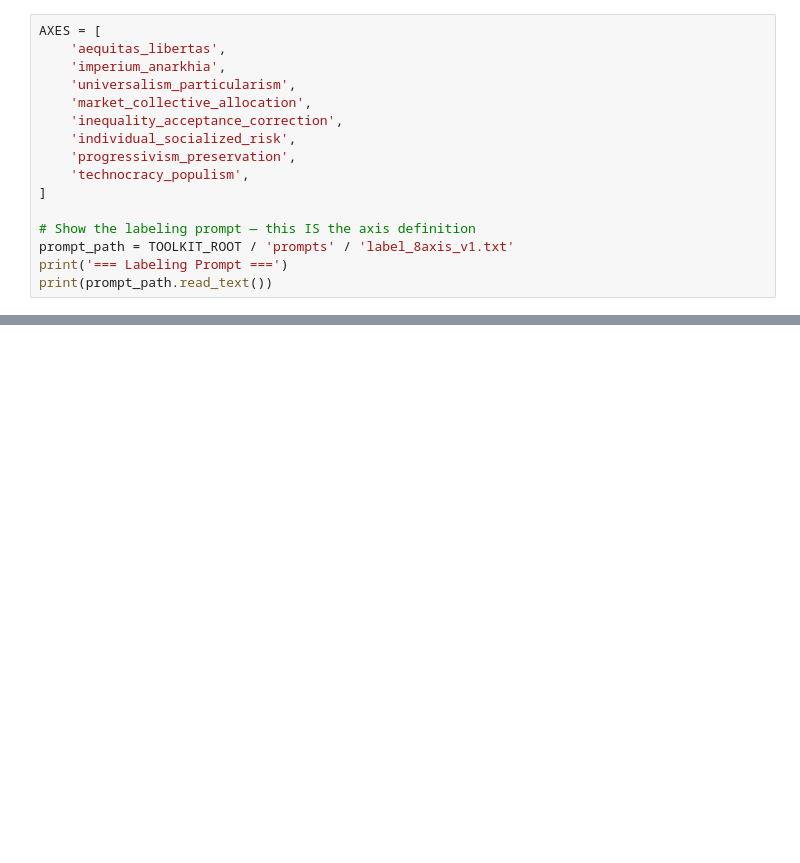
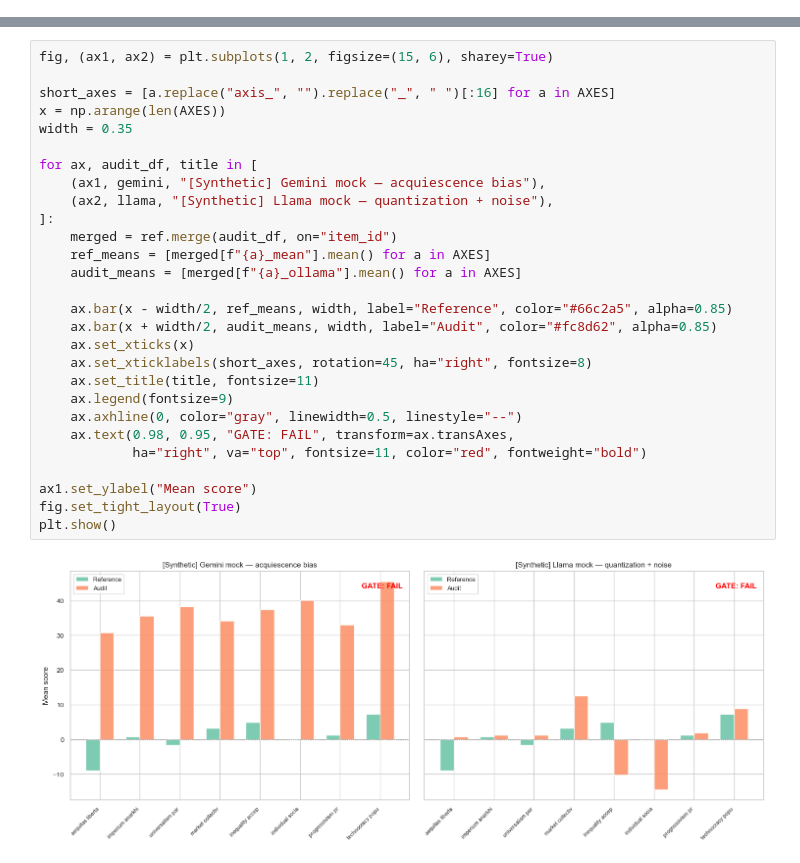
Before and after one commit to politikea/ideology-mapping, a Jupyter notebook: notebooks/01_end_to_end_demo.ipynb, the cells around one changed output, grey strips where cells are left out. Drawn from its saved outputs; the diff is of its cells as text; blank space fills up the shorter version.

```diff
--- a/notebooks/01_end_to_end_demo.ipynb
+++ b/notebooks/01_end_to_end_demo.ipynb
@@ -76,16 +0,0 @@ To use real scores: replace the annotations below with your API output converted
-# %%
-AXES = [
-    'aequitas_libertas',
-    'imperium_anarkhia',
-    'universalism_particularism',
-    'market_collective_allocation',
-    'inequality_acceptance_correction',
-    'individual_socialized_risk',
-    'progressivism_preservation',
-    'technocracy_populism',
-]
-
-# Show the labeling prompt — this IS the axis definition
-prompt_path = TOOLKIT_ROOT / 'prompts' / 'label_8axis_v1.txt'
-print('=== Labeling Prompt ===')
-print(prompt_path.read_text())
@@ -428,0 +188,30 @@ You have now run the complete pipeline:
+# %%
+fig, (ax1, ax2) = plt.subplots(1, 2, figsize=(15, 6), sharey=True)
+
+short_axes = [a.replace("axis_", "").replace("_", " ")[:16] for a in AXES]
+x = np.arange(len(AXES))
+width = 0.35
+
+for ax, audit_df, title in [
+    (ax1, gemini, "[Synthetic] Gemini mock — acquiescence bias"),
+    (ax2, llama, "[Synthetic] Llama mock — quantization + noise"),
+]:
+    merged = ref.merge(audit_df, on="item_id")
+    ref_means = [merged[f"{a}_mean"].mean() for a in AXES]
+    audit_means = [merged[f"{a}_ollama"].mean() for a in AXES]
+
+    ax.bar(x - width/2, ref_means, width, label="Reference", color="#66c2a5", alpha=0.85)
+    ax.bar(x + width/2, audit_means, width, label="Audit", color="#fc8d62", alpha=0.85)
+    ax.set_xticks(x)
+    ax.set_xticklabels(short_axes, rotation=45, ha="right", fontsize=8)
+    ax.set_title(title, fontsize=11)
+    ax.legend(fontsize=9)
+    ax.axhline(0, color="gray", linewidth=0.5, linestyle="--")
+    ax.text(0.98, 0.95, "GATE: FAIL", transform=ax.transAxes,
+            ha="right", va="top", fontsize=11, color="red", fontweight="bold")
+
+ax1.set_ylabel("Mean score")
+fig.set_tight_layout(True)
+plt.show()
+# %% [output]
+[figure, added]
```
Also changed, not shown: parts of 35 cells of this notebook, 40 other files.
